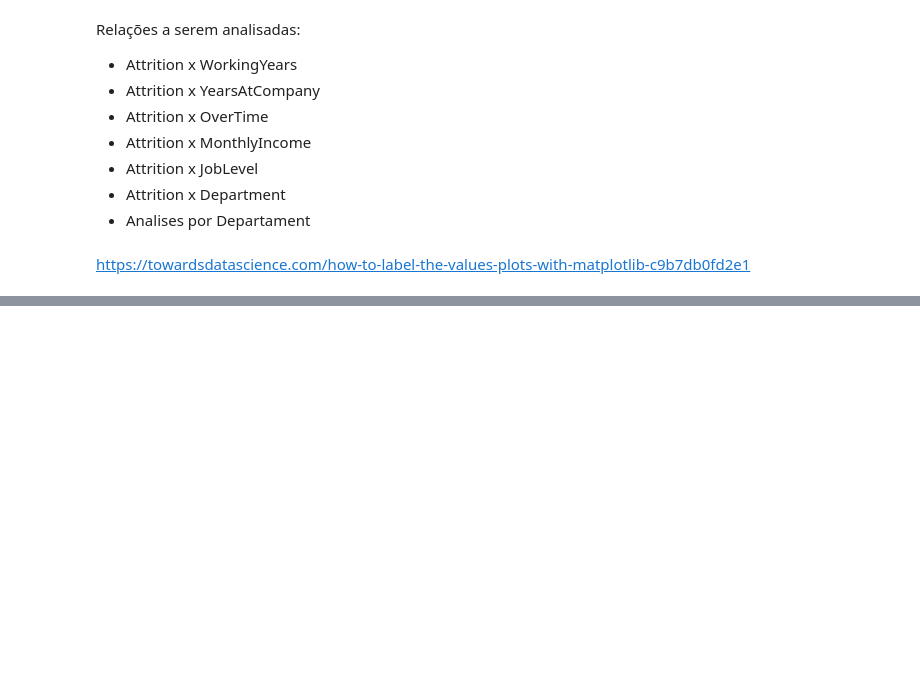
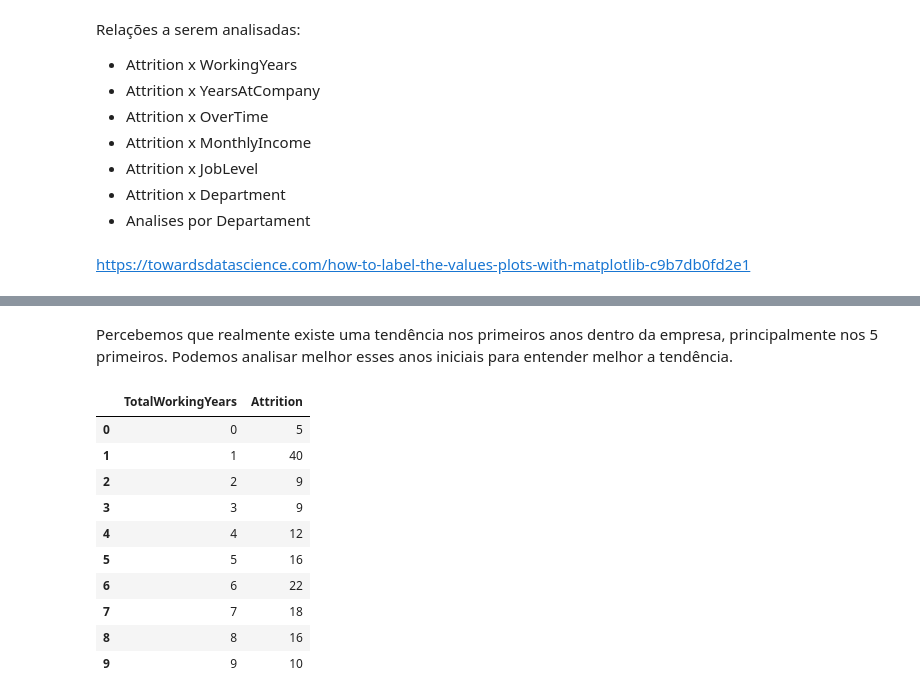
Before and after one commit to gasp37/employee-attrition-and-performance, a Jupyter notebook: notebook-1.ipynb, the cells around one changed output, grey strips where cells are left out. Cells and saved outputs as stored; diff of their text form; code cells hidden in the pictures; blank space fills up the shorter version.

```diff
--- a/notebook-1.ipynb
+++ b/notebook-1.ipynb
@@ -187,0 +215,16 @@ https://towardsdatascience.com/how-to-label-the-values-plots-with-matplotlib-c9b
+# %% [markdown]
+Percebemos que realmente existe uma tendência nos primeiros anos dentro da empresa, principalmente nos 5 primeiros. Podemos analisar melhor esses anos iniciais para entender melhor a tendência.
+# %%
+df_attrition_workingyears[df_attrition_workingyears['TotalWorkingYears']<10]
+# %% [output]
+|  | TotalWorkingYears | Attrition |
+| 0 | 0 | 5 |
+| 1 | 1 | 40 |
+| 2 | 2 | 9 |
+| 3 | 3 | 9 |
+| 4 | 4 | 12 |
+| 5 | 5 | 16 |
+| 6 | 6 | 22 |
+| 7 | 7 | 18 |
+| 8 | 8 | 16 |
+| 9 | 9 | 10 |
```
Also changed, not shown: parts of 13 cells of this notebook.
